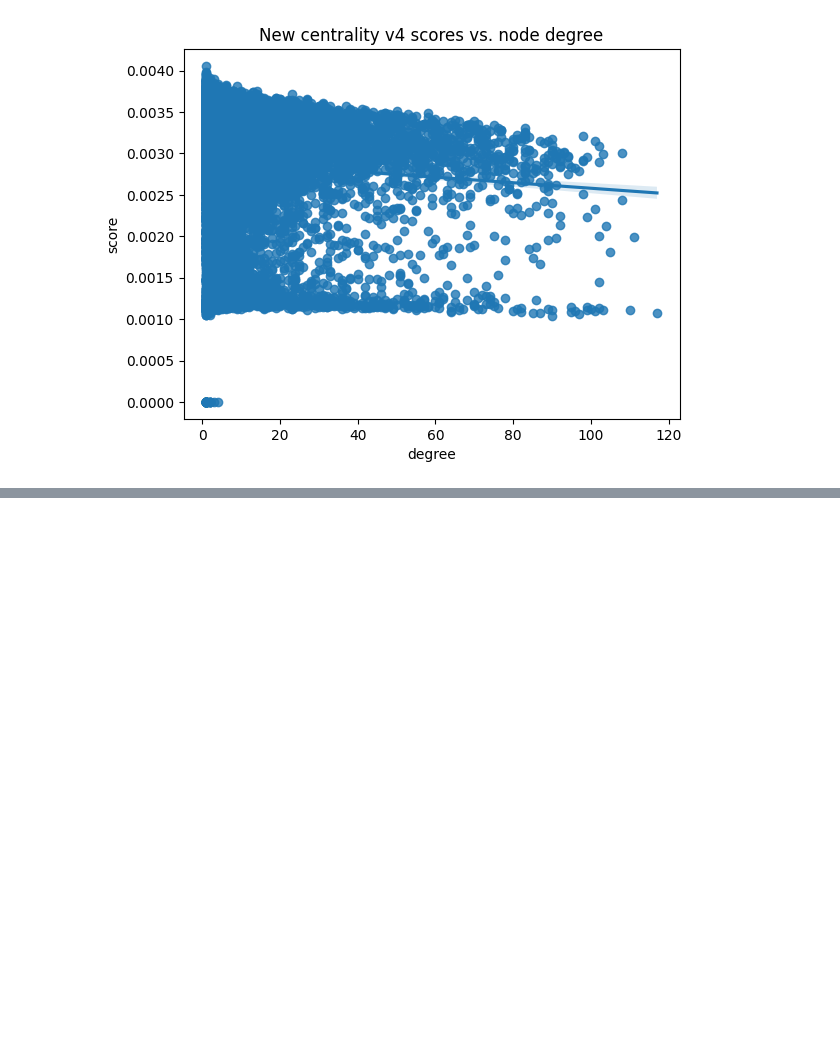
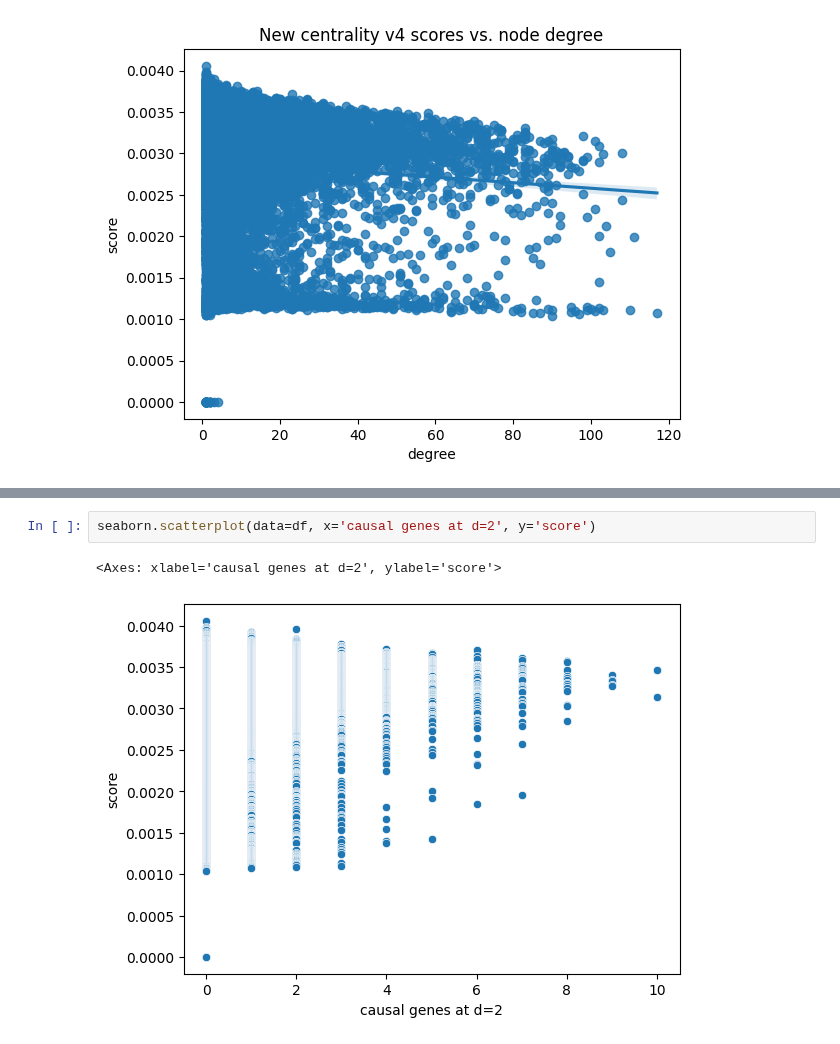
Before and after one commit to jjjk123/grexome-TIMC-Secondary-interactome, a Jupyter notebook: Interactome/scripts/analyze_scores.ipynb, the cells around one changed output, grey strips where cells are left out. Cells and saved outputs as stored; diff of their text form; blank space fills up the shorter version.

```diff
--- a/Interactome/scripts/analyze_scores.ipynb
+++ b/Interactome/scripts/analyze_scores.ipynb
@@ -291,0 +320,5 @@ Text(0.5, 1.0, 'New centrality v4 scores vs. node degree')
+# %%
+seaborn.scatterplot(data=df, x='causal genes at d=2', y='score')
+# %% [output]
+<Axes: xlabel='causal genes at d=2', ylabel='score'>
+[figure, added]
```
Also changed, not shown: parts of 14 cells of this notebook.
